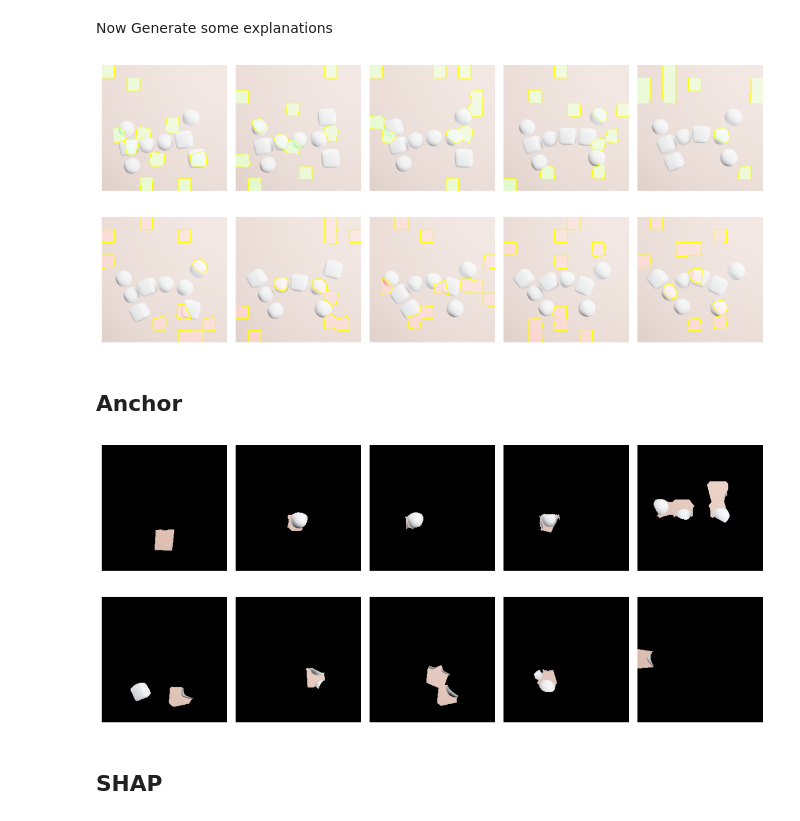
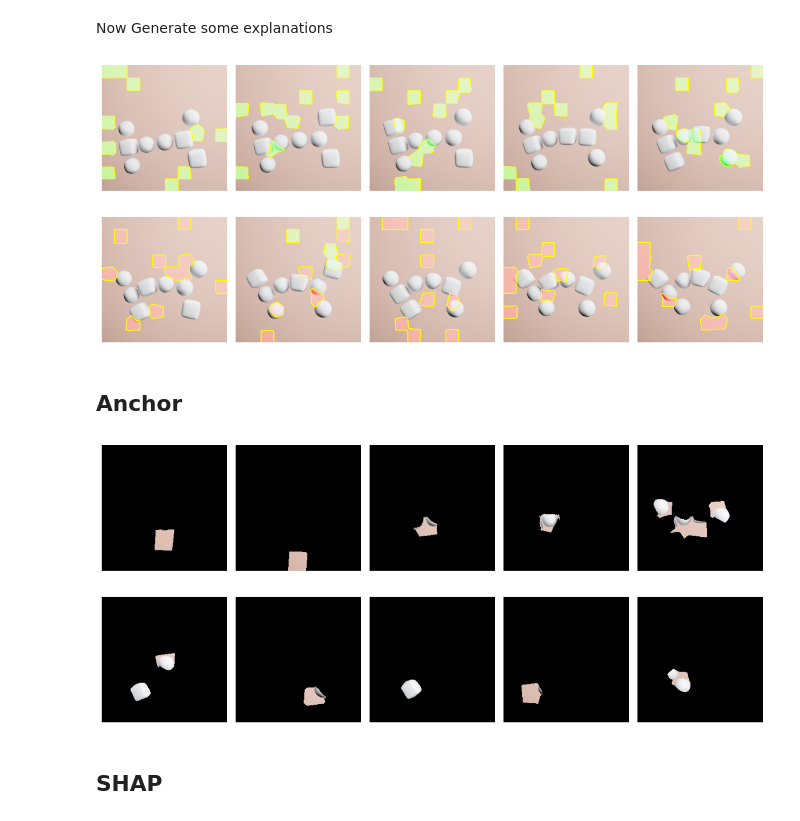
Before and after one commit to davidsjohnson/blockies-xai, a Jupyter notebook: simple_blockies_xai.ipynb, the cells around one changed output. Saved outputs shown, nothing was run; the diff lists cells and outputs as text; code cells hidden in the pictures.

Commit message:
Updated with Colab

```diff
--- a/simple_blockies_xai.ipynb
+++ b/simple_blockies_xai.ipynb
@@ -278,7 +302,7 @@ def load_resnet50(num_classes, pretrained=True, checkpoint_path=None):
     return model
 # %%
 # setup checkpoint folders
-checkpoint_path = Path('checkpoints/simple/bend_only/resnet18')
+checkpoint_path = Path('blockies-xai/checkpoints/simple/bend_only/resnet18') if colab else Path('checkpoints/simple/bend_only/resnet18')
 (checkpoint_path / 'tmp').mkdir(parents=True, exist_ok=True)
 (checkpoint_path / 'final').mkdir(parents=True, exist_ok=True)
 # %%
@@ -507,32 +511,32 @@ def f(x):
     for img in pil_images:
       out = transform(img)
       tensors.append(out)
-    tensors = torch.stack(tensors).to(torch.double).to(device)
+    tensors = torch.stack(tensors).to(device)
     with torch.no_grad():
         y = model(tensors)
     return F.softmax(y, dim=1).cpu().numpy()
 # %%
-explainer = lime_image.LimeImageExplainer(verbose = False)
+lime_explainer = lime_image.LimeImageExplainer(verbose = False)
 # %%
-explanations = []
+lime_explanations = []
 
 for img in xai_exp_imgs:
-    exp = explainer.explain_instance(img,
-                                     classifier_fn = f,
-                                     top_labels=1, hide_color=0, num_samples=100,
-                                     segmentation_fn=segmenter_2)
-    explanations.append(exp)
+    exp = lime_explainer.explain_instance(img,
+                                          classifier_fn = f,
+                                          top_labels=1, hide_color=0, num_samples=1000,
+                                          segmentation_fn=segmenter_2)
+    lime_explanations.append(exp)
 # %%
 fig, axes = plt.subplots(2, 5, figsize=(12, 6))
 axes = axes.flatten()
 
-for i, (idx, explanation, ax) in enumerate(zip(xai_exp_imgs, explanations, axes)):
+for i, (idx, explanation, ax) in enumerate(zip(xai_exp_imgs, lime_explanations, axes)):
     temp, mask = explanation.get_image_and_mask(explanation.top_labels[0], positive_only=False, num_features=10, hide_rest=False)
-    display_blocky(mark_boundaries(temp / 2 + 0.5, mask), ax)
+    display_blocky(mark_boundaries(temp, mask), ax)
 plt.tight_layout()
 plt.show()
 # %% [output]
-[figure, old version]
+[figure, new version]
 # %% [markdown]
 ## Anchor
 # %%
@@ -552,12 +558,12 @@ for img in xai_exp_imgs:
 fig, axes = plt.subplots(2, 5, figsize=(12, 6))
 axes = axes.flatten()
 
-for i, (idx, explanation, ax) in enumerate(zip(xai_exp_imgs, explanations, axes)):
+for i, (idx, explanation, ax) in enumerate(zip(xai_exp_imgs, anchor_explanations, axes)):
     display_blocky(explanation.anchor, ax)
 plt.tight_layout()
 plt.show()
 # %% [output]
-[figure, old version]
+[figure, new version]
 # %% [markdown]
 ## SHAP
 # %%
```
Also changed, not shown: parts of 16 cells of this notebook.
